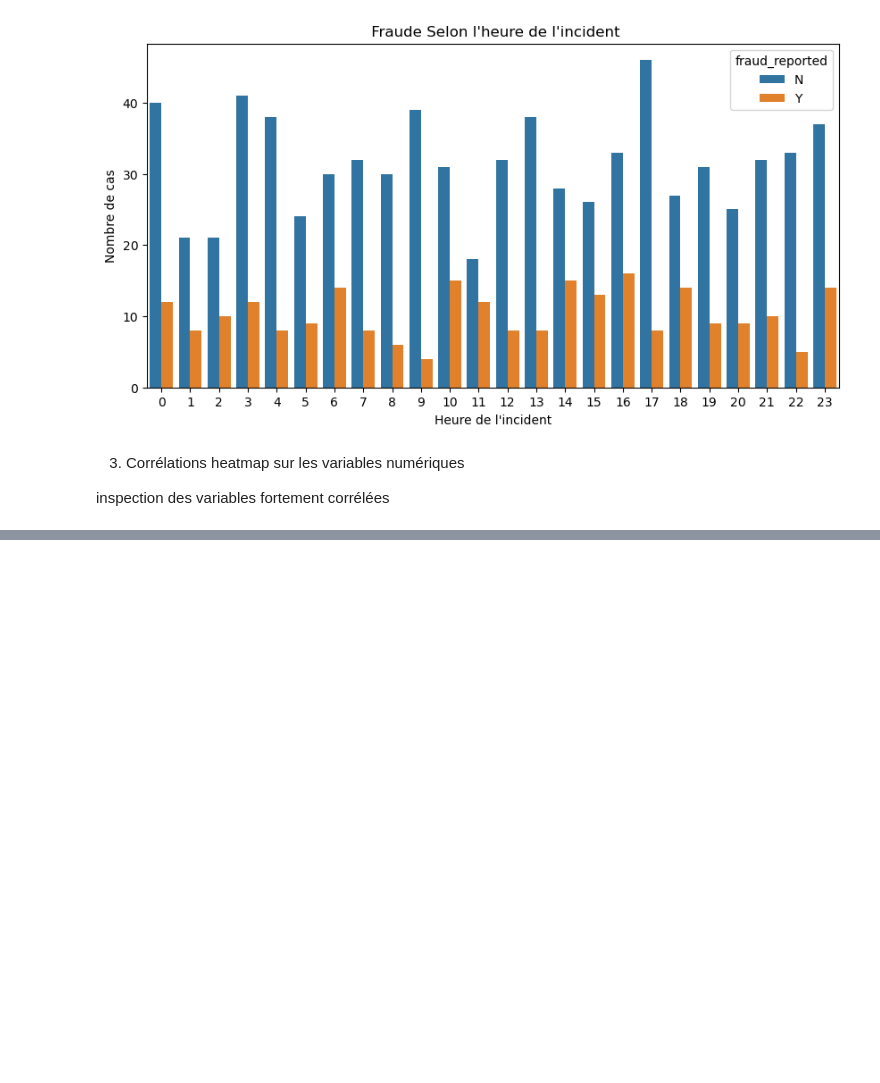
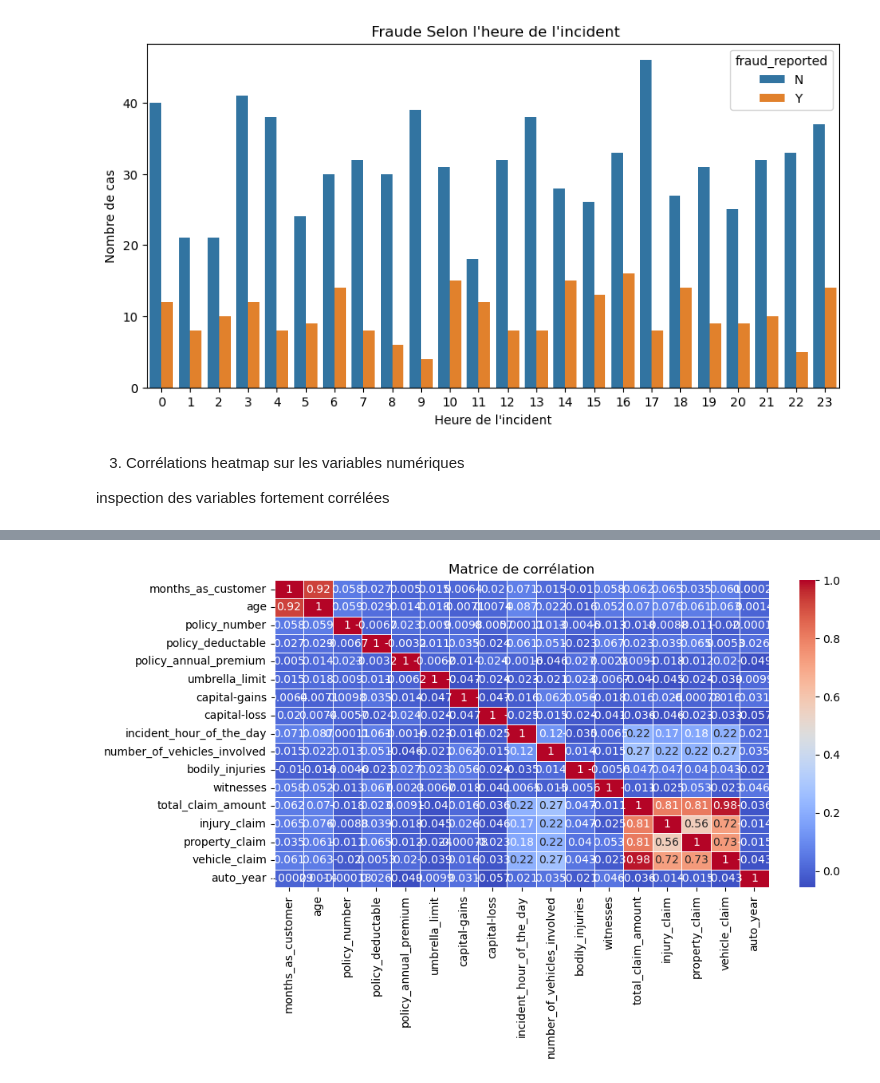
Before and after one commit to khelifaYacine/Donn-es-sur-les-r-clamations-d-assurance-auto, a Jupyter notebook: EDA_first_stup.ipynb, the cells around one changed output, grey strips where cells are left out. Cells and saved outputs as stored; diff of their text form; code cells hidden in the pictures; blank space fills up the shorter version.

Commit message:
Affichage de la heatmap de la matrice de corrélation

```diff
--- a/EDA_first_stup.ipynb
+++ b/EDA_first_stup.ipynb
@@ -352,3 +352,5 @@ plt.show()
 heatmap sur les variables numériques
 
 inspection des variables fortement corrélées
+# %%
+df_corr = df.corr(numeric_only = True)
@@ -354,0 +378,8 @@ inspection des variables fortement corrélées
+# %%
+# Affichage de la heatmap de la matrice de corrélation
+plt.figure(figsize=(10,5))
+plt.title("Matrice de corrélation")
+sns.heatmap(df_corr, annot=True, cmap="coolwarm", linewidths=0.5)
+plt.show()
+# %% [output]
+[figure, added]
```
Also changed, not shown: parts of 1 cell of this notebook.
